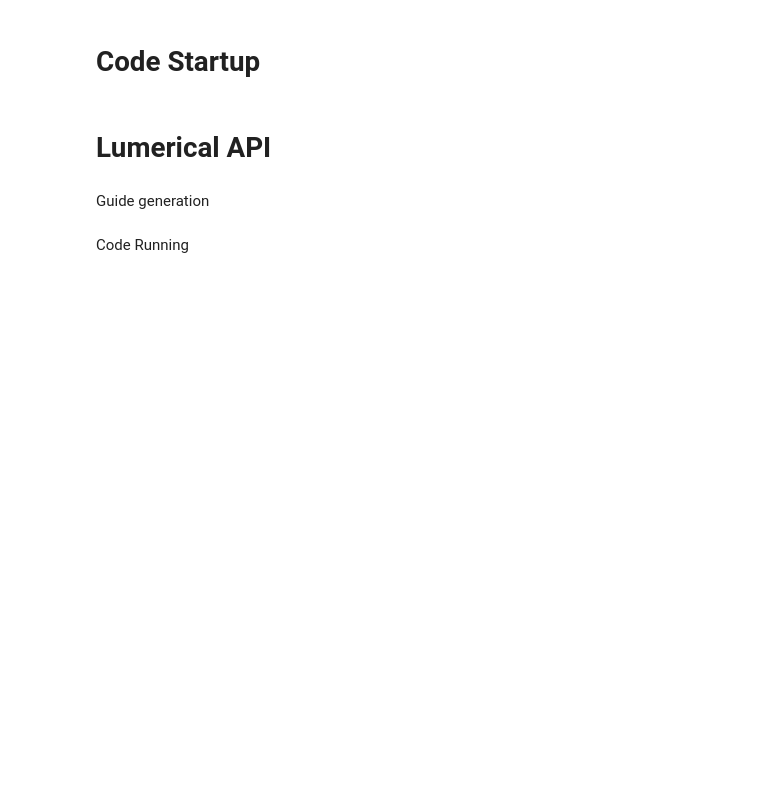
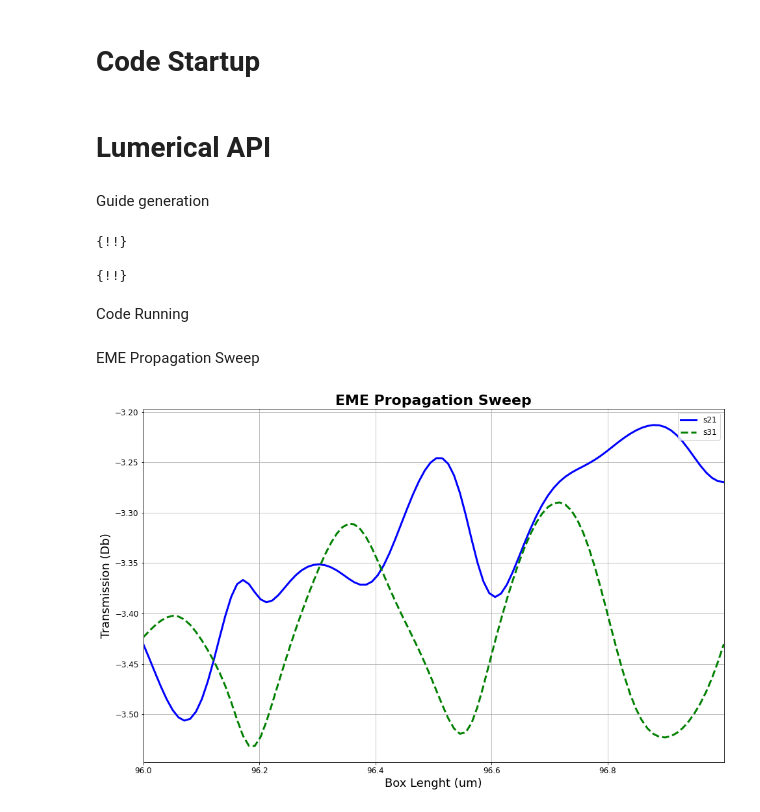
Before and after one commit to Leoopessoa/MMI-Multi-Mode-Interferometer-2x2, a Jupyter notebook: Api_Python_Lumerical.ipynb, the cells around one changed output. Cells and saved outputs as stored; diff of their text form; code cells hidden in the pictures; blank space fills up the shorter version.

```diff
--- a/Api_Python_Lumerical.ipynb
+++ b/Api_Python_Lumerical.ipynb
@@ -29,7 +29,7 @@ os.add_dll_directory("C:/Program Files/Lumerical/v202/api/python")
 sys.path.append(os.path.dirname('D:/AAAAAAAArquivos/Facul/Capacitação/GitHub/MMI-Multi-Mode-Interferometer-2x2'))
 spec_win.loader.exec_module(lumapi)
 # %%
-lum = lumapi.MODE(filename='MMI.lms',hide = False)
+lum = lumapi.MODE(filename='MMI_Lumerical.lms',hide = False)
 # %% [markdown]
 # Lumerical API
 # %% [markdown]
@@ -207,5 +207,45 @@ for i in range(1,5):
         "y mesh multiplier"            : 4,
         "z mesh multiplier"            : 8
         })
+# %% [output]
+{!!}
+
+{!!}
 # %% [markdown]
 Code Running
+# %%
+lum.run()
+# %% [markdown]
+EME Propagation Sweep
+# %%
+start = 96e-6
+stop = 97e-6
+
+lum.setemeanalysis("Propagation sweep", 1)
+lum.setemeanalysis("parameter", "group span 2")
+lum.setemeanalysis("start", start)
+lum.setemeanalysis("stop", stop)
+lum.setemeanalysis("number of points", 100)
+
+lum.emesweep()
+
+S = lum.getemesweep("S")
+span = S['group_span_2']*1e6
+
+s21 = 10*lum.log10(abs(S['s21'])**2)
+s31 = 10*lum.log10(abs(S['s31'])**2)
+
+plt.figure(figsize=(16, 10), edgecolor= 'white', facecolor= 'white')
+plt.plot(span, s21, label = 's21', linewidth = '3', color = 'blue')
+plt.plot(span, s31, 'r--', label = 's31', linewidth = '3', color = 'green')
+plt.xlim(start*1e6,stop*1e6)
+plt.title("EME Propagation Sweep", fontsize = 22, fontweight='bold')
+plt.legend(fontsize = 12, loc = "upper right")
+plt.xlabel("Box Lenght (um)", fontsize = 18)
+plt.xticks(np.arange(start*1e6,stop*1e6,step=0.2),fontsize=12)
+plt.yticks(fontsize=12)
+plt.ylabel("Transmission (Db)", fontsize = 18)
+plt.grid(True)
+plt.savefig('EME Propagation Sweep')
+# %% [output]
+[figure, added]
```
Also changed, not shown: parts of 4 cells of this notebook.
